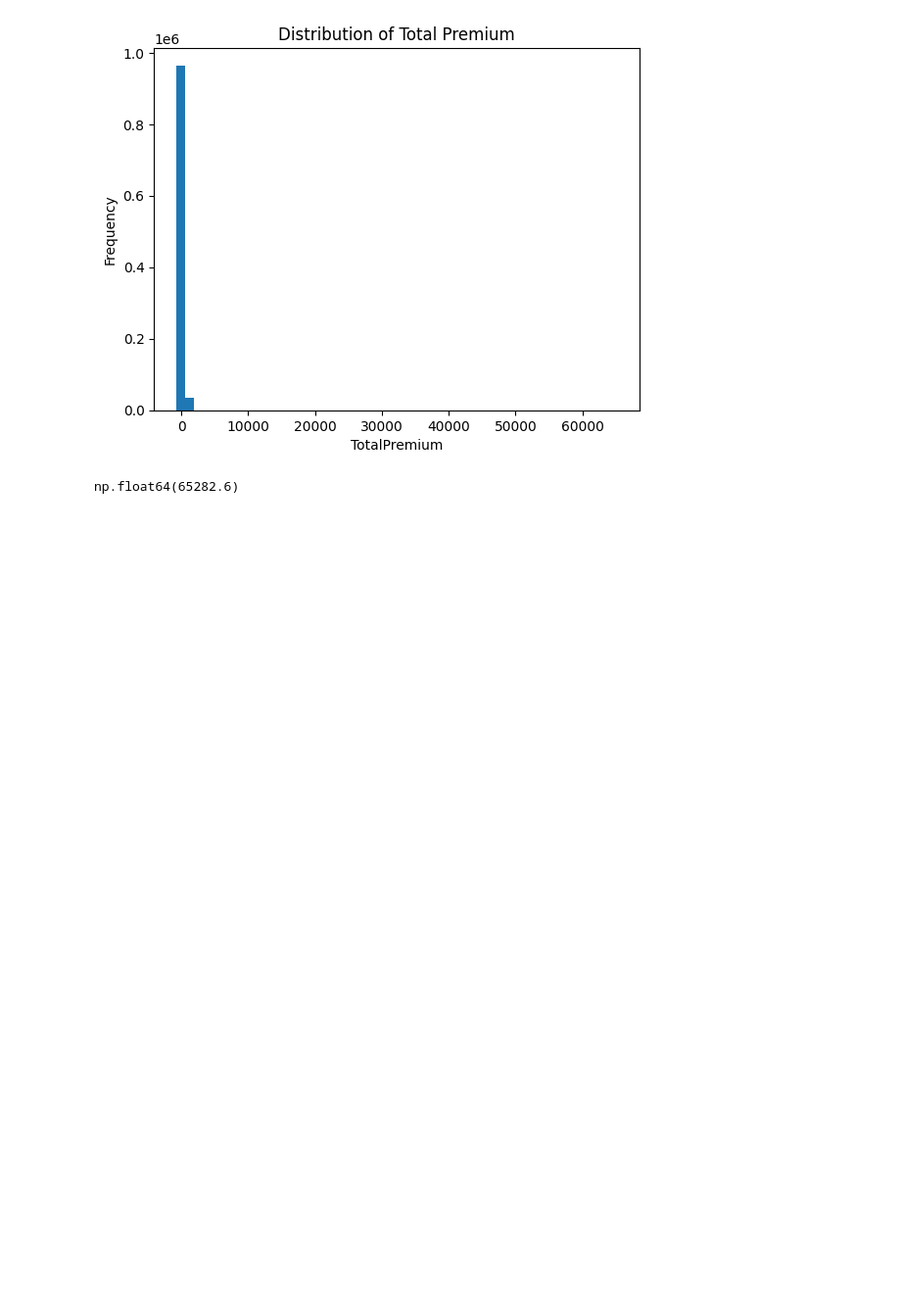
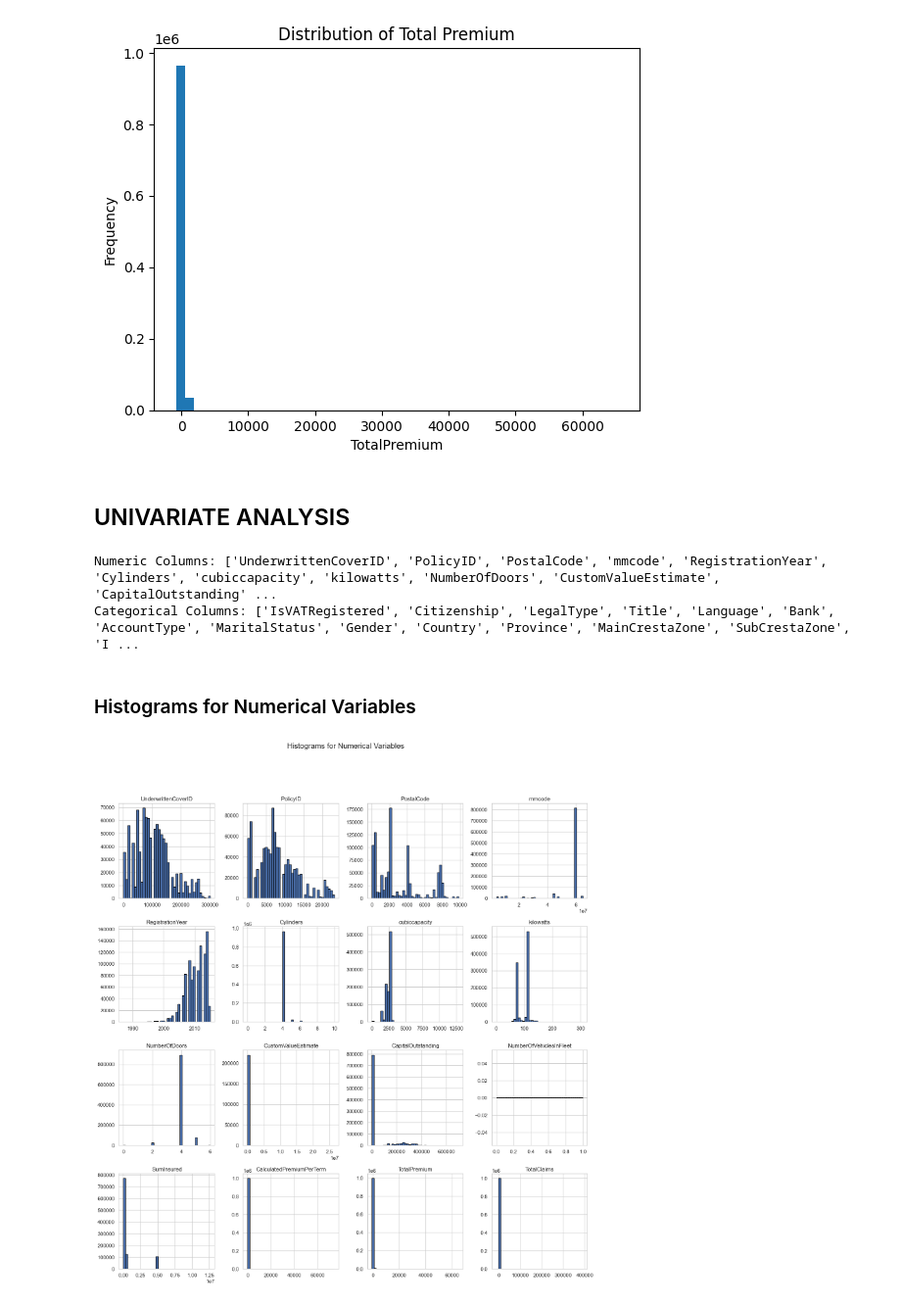
Before and after one commit to eyobedanalyst/AlphaCare_Insurance_Solutions-ACIS-week3, a Jupyter notebook: notebooks/insurance_EDA.ipynb, the cells around one changed output. Shown at 98% size. Drawn from its saved outputs; the diff is of its cells as text; code cells hidden in the pictures; blank space fills up the shorter version.

```diff
--- a/notebooks/insurance_EDA.ipynb
+++ b/notebooks/insurance_EDA.ipynb
@@ -178,7 +180,27 @@ plt.xlabel("TotalPremium")
 plt.show()
 # %% [output]
 [figure]
-# %%
-df['TotalPremium'].max()
-# %% [output]
-np.float64(65282.6)
+# %% [markdown]
+## UNIVARIATE ANALYSIS
+# %%
+# Identify column types
+numeric_cols = df.select_dtypes(include=['int64','float64']).columns
+categorical_cols = df.select_dtypes(include=['object','bool']).columns
+
+print("Numeric Columns:", list(numeric_cols))
+print("Categorical Columns:", list(categorical_cols))
+# %% [output]
+Numeric Columns: ['UnderwrittenCoverID', 'PolicyID', 'PostalCode', 'mmcode', 'RegistrationYear', 'Cylinders', 'cubiccapacity', 'kilowatts', 'NumberOfDoors', 'CustomValueEstimate', 'CapitalOutstanding' ...
+Categorical Columns: ['IsVATRegistered', 'Citizenship', 'LegalType', 'Title', 'Language', 'Bank', 'AccountType', 'MaritalStatus', 'Gender', 'Country', 'Province', 'MainCrestaZone', 'SubCrestaZone', 'I ...
+# %% [markdown]
+### Histograms for Numerical Variables
+# %%
+# Set visual style
+sns.set(style="whitegrid")
+
+# Plot histograms
+df[numeric_cols].hist(figsize=(18, 18), bins=40, edgecolor='black')
+plt.suptitle("Histograms for Numerical Variables", fontsize=16)
+plt.show()
+# %% [output]
+[figure, added]
```
Also changed, not shown: parts of 19 cells of this notebook.
